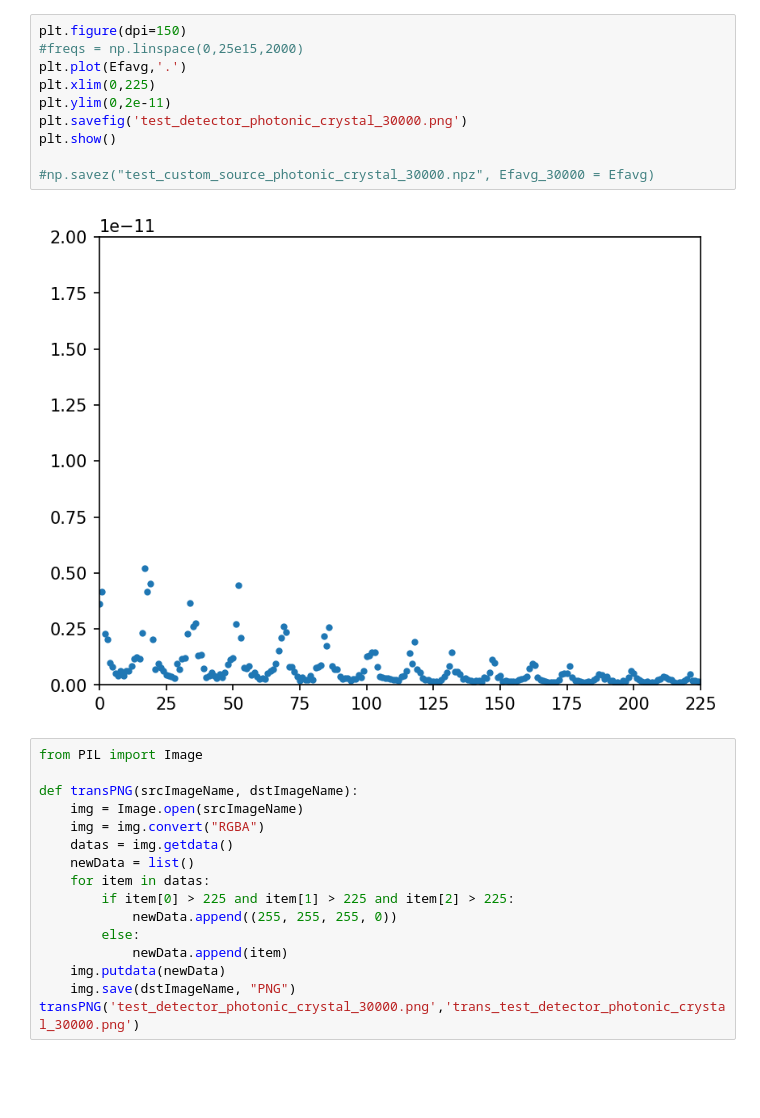
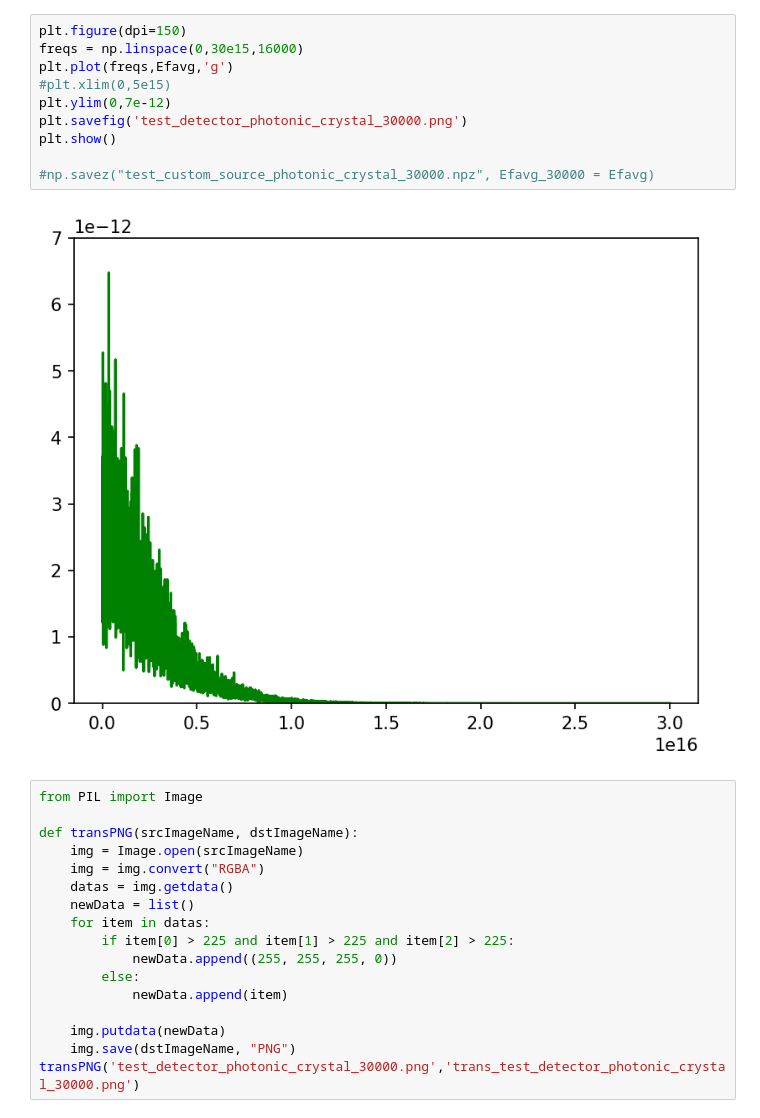
Before and after one commit to zcxm12/website2, a Jupyter notebook: simulation/custom_source_photonic_crystal.ipynb, the cells around one changed output. Saved outputs shown, nothing was run; the diff lists cells and outputs as text; blank space fills up the shorter version.

```diff
--- a/simulation/custom_source_photonic_crystal.ipynb
+++ b/simulation/custom_source_photonic_crystal.ipynb
@@ -151,15 +156,15 @@ run 0 finished at t = 2100.0 (21000 timesteps)
 # %%
 plt.figure(dpi=150)
-#freqs = np.linspace(0,25e15,2000)
-plt.plot(Efavg,'.')
-plt.xlim(0,225)
-plt.ylim(0,2e-11)
+freqs = np.linspace(0,30e15,16000)
+plt.plot(freqs,Efavg,'g')
+#plt.xlim(0,5e15)
+plt.ylim(0,7e-12)
 plt.savefig('test_detector_photonic_crystal_30000.png')
 plt.show()
 
 #np.savez("test_custom_source_photonic_crystal_30000.npz", Efavg_30000 = Efavg)
 # %% [output]
-[figure, old version]
+[figure, new version]
 # %%
 from PIL import Image
 
@@ -173,6 +178,7 @@ def transPNG(srcImageName, dstImageName):
             newData.append((255, 255, 255, 0))
         else:
             newData.append(item)
+
     img.putdata(newData)
     img.save(dstImageName, "PNG")
 transPNG('test_detector_photonic_crystal_30000.png','trans_test_detector_photonic_crystal_30000.png')
```
Also changed, not shown: parts of 2 cells of this notebook, 18 other files.
